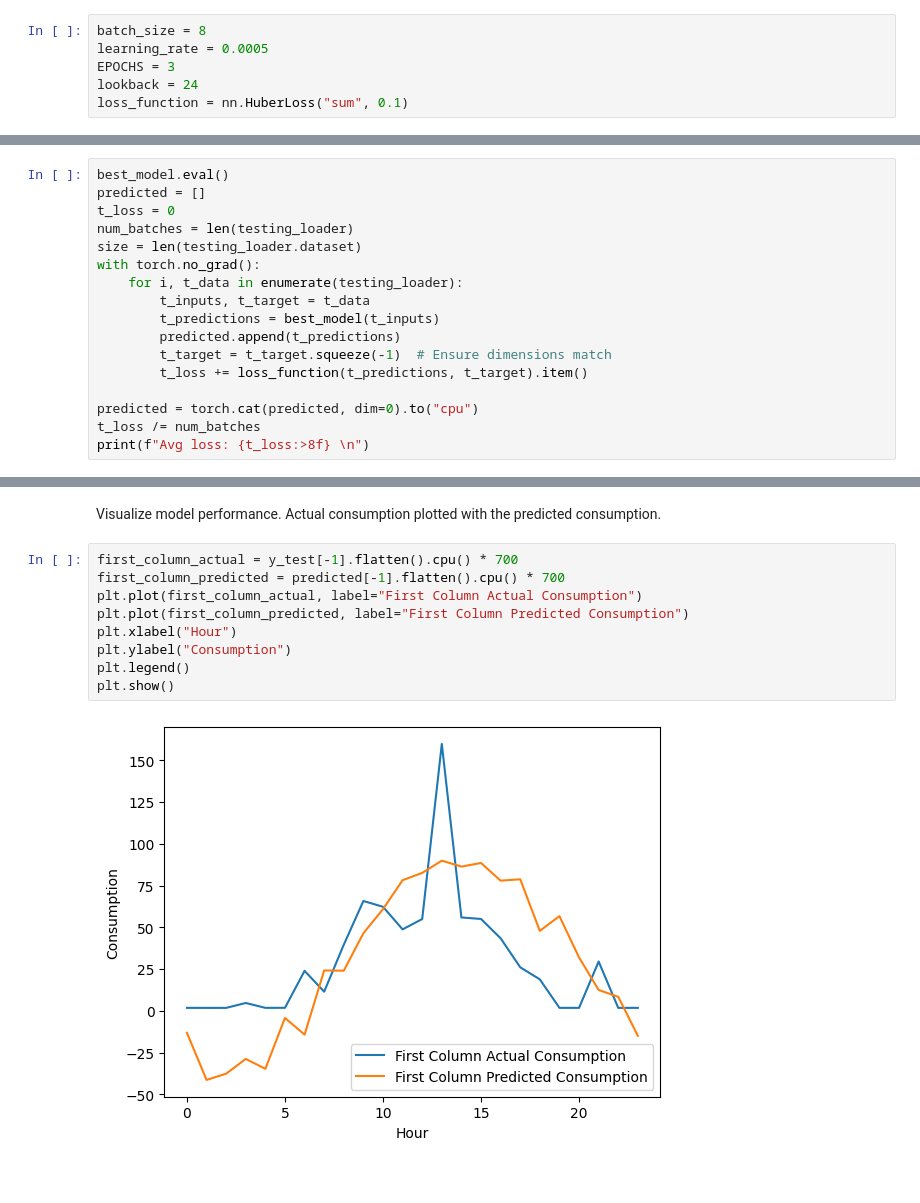
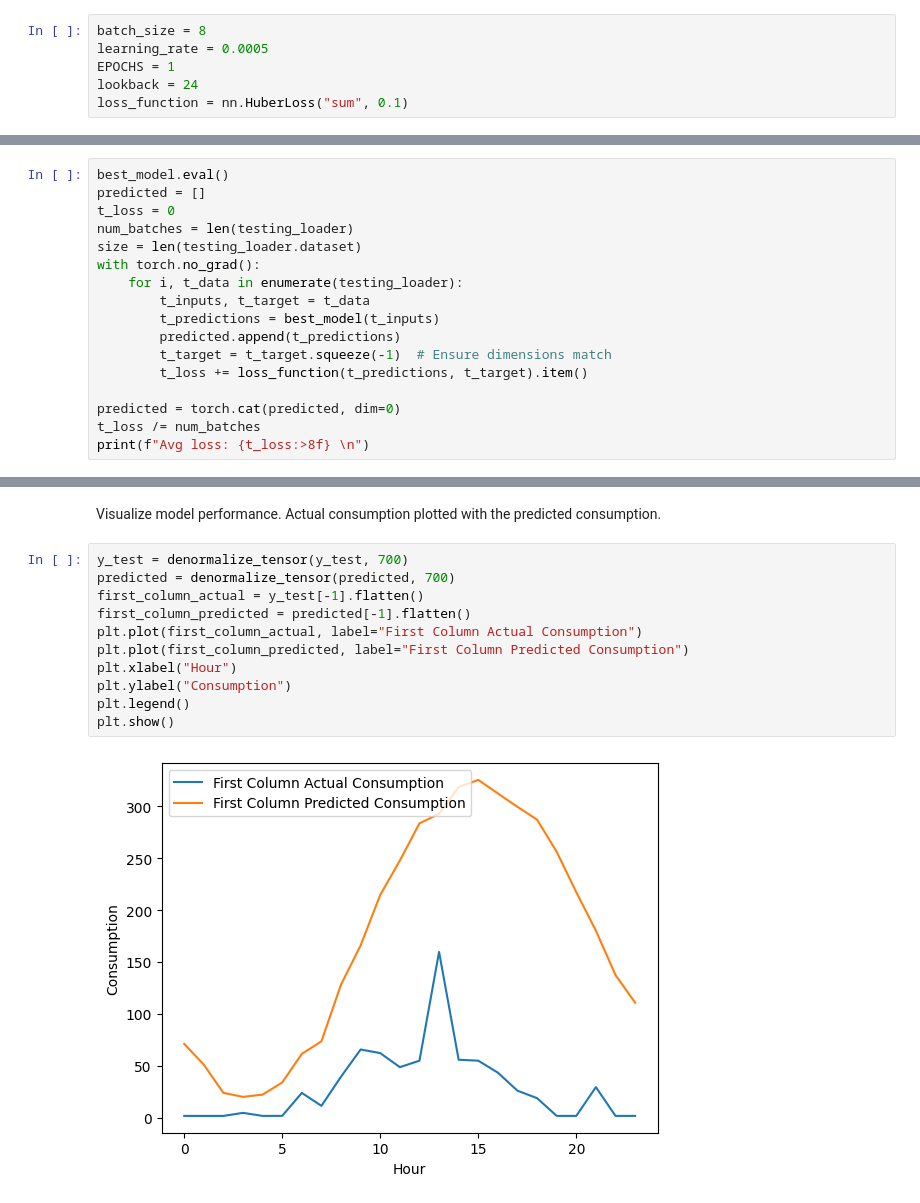
Before and after one commit to dat5-06/zap, a Jupyter notebook: core/notebooks/LSTM.ipynb, the cells around one changed output, grey strips where cells are left out. Saved outputs shown, nothing was run; the diff lists cells and outputs as text.

```diff
--- a/core/notebooks/LSTM.ipynb
+++ b/core/notebooks/LSTM.ipynb
@@ -13,7 +14,7 @@ Set global parameters.
 # %%
 batch_size = 8
 learning_rate = 0.0005
-EPOCHS = 3
+EPOCHS = 1
 lookback = 24
 loss_function = nn.HuberLoss("sum", 0.1)
 # %% [markdown]
@@ -226,7 +225,7 @@ with torch.no_grad():
         t_target = t_target.squeeze(-1)  # Ensure dimensions match
         t_loss += loss_function(t_predictions, t_target).item()
 
-predicted = torch.cat(predicted, dim=0).to("cpu")
+predicted = torch.cat(predicted, dim=0)
 t_loss /= num_batches
 print(f"Avg loss: {t_loss:>8f} \n")
 # %% [output]
@@ -244,13 +243,15 @@ plt.show()
 # %% [markdown]
 Visualize model performance. Actual consumption plotted with the predicted consumption.
 # %%
-first_column_actual = y_test[-1].flatten().cpu() * 700
-first_column_predicted = predicted[-1].flatten().cpu() * 700
+y_test = denormalize_tensor(y_test, 700)
+predicted = denormalize_tensor(predicted, 700)
+first_column_actual = y_test[-1].flatten()
+first_column_predicted = predicted[-1].flatten()
 plt.plot(first_column_actual, label="First Column Actual Consumption")
 plt.plot(first_column_predicted, label="First Column Predicted Consumption")
 plt.xlabel("Hour")
 plt.ylabel("Consumption")
 plt.legend()
 plt.show()
 # %% [output]
-[figure, old version]
+[figure, new version]
```
Also changed, not shown: parts of 4 cells of this notebook, 1 other file.
